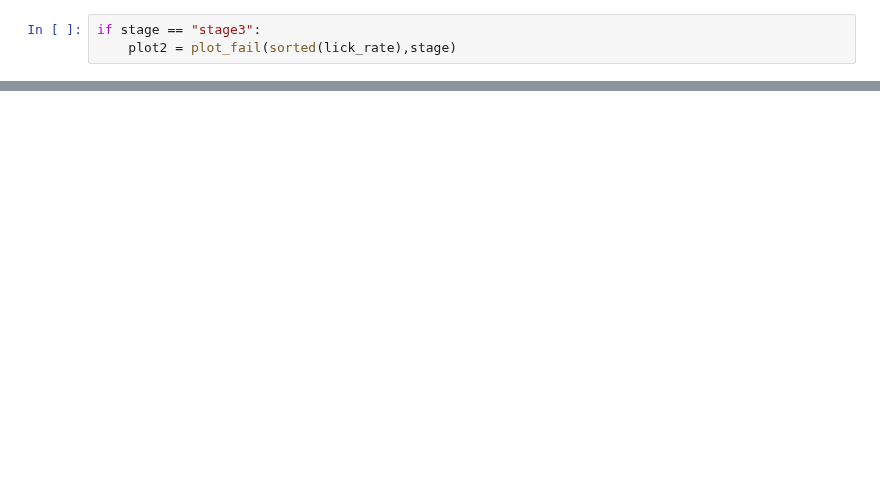
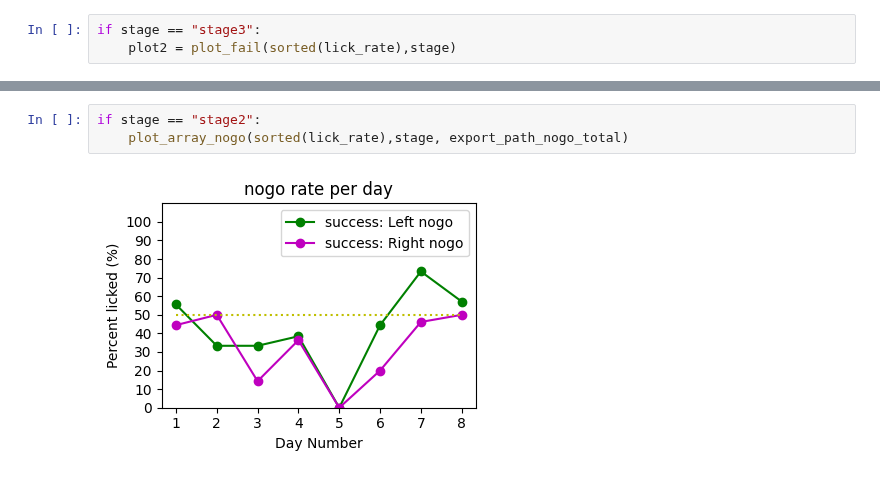
Before and after one commit to ktrap06/corticalanalysis, a Jupyter notebook: Behavioural_notebook/third cohort/stage2_475165_f5_lick_rates.ipynb, the cells around one changed output, grey strips where cells are left out. Drawn from its saved outputs; the diff is of its cells as text; blank space fills up the shorter version.

```diff
--- a/Behavioural_notebook/third cohort/stage2_475165_f5_lick_rates.ipynb
+++ b/Behavioural_notebook/third cohort/stage2_475165_f5_lick_rates.ipynb
@@ -123,0 +66,5 @@ def plot_total(array, stage, export_path_total=None):
+# %%
+if stage == "stage2":
+    plot_array_nogo(sorted(lick_rate),stage, export_path_nogo_total)
+# %% [output]
+[figure, added]
```
Also changed, not shown: parts of 8 cells of this notebook, 20 other files.
